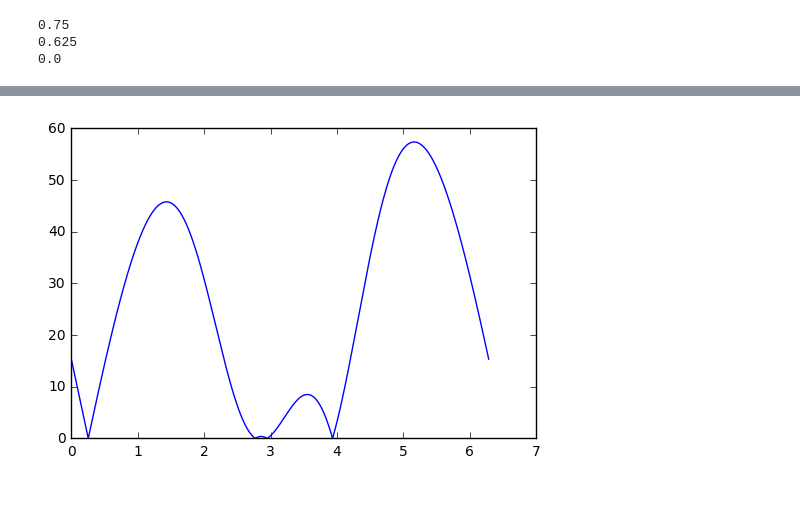
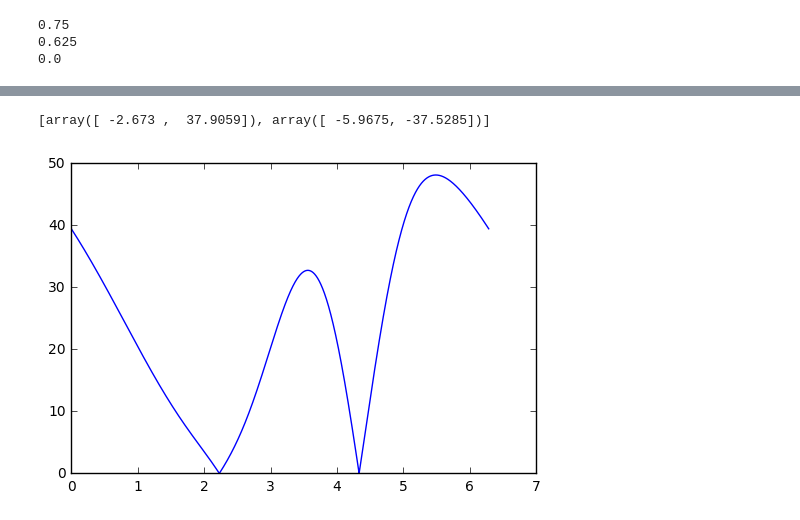
Before and after one commit to David-OConnor/mb-pilotwave, a Jupyter notebook: Drops.ipynb, the cells around one changed output, grey strips where cells are left out. Saved outputs shown, nothing was run; the diff lists cells and outputs as text; code cells hidden in the pictures.

```diff
--- a/Drops.ipynb
+++ b/Drops.ipynb
@@ -54,13 +60,8 @@ print(θiw/τ, θw/τ, θwp/τ,  sep='\n')
 # %%
 center = array([0, 0])
 
-# This will cause 4 solutions!
-# sample = drops.Point(-30, 0)
-# impact = drops.Point(50, 9)
-
-
-sample = array([-30., 1.1])
-impact = array([50., 8.])
+sample = array([-10., 25])
+impact = array([15., 15.])
 
 θ = linspace(0, τ, 5000)
 
@@ -69,5 +70,5 @@ cast = partial(wave_reflection.cast_ray, impact, sample, center)
 dists = array(list(map(cast, θ)))
 plt.plot(θ, dists)
 
-%timeit list(wave_reflection.find_wall_collisions(impact, sample, center))
+list(wave_reflection.find_wall_collisions(impact, sample, center))
 # %% [output]
@@ -75,2 +76,3 @@ plt.plot(θ, dists)
+[array([ -2.673 ,  37.9059]), array([ -5.9675, -37.5285])]
-[figure, old version]
+[figure, new version]
 # %%
```
Also changed, not shown: parts of 6 cells of this notebook, 3 other files.
